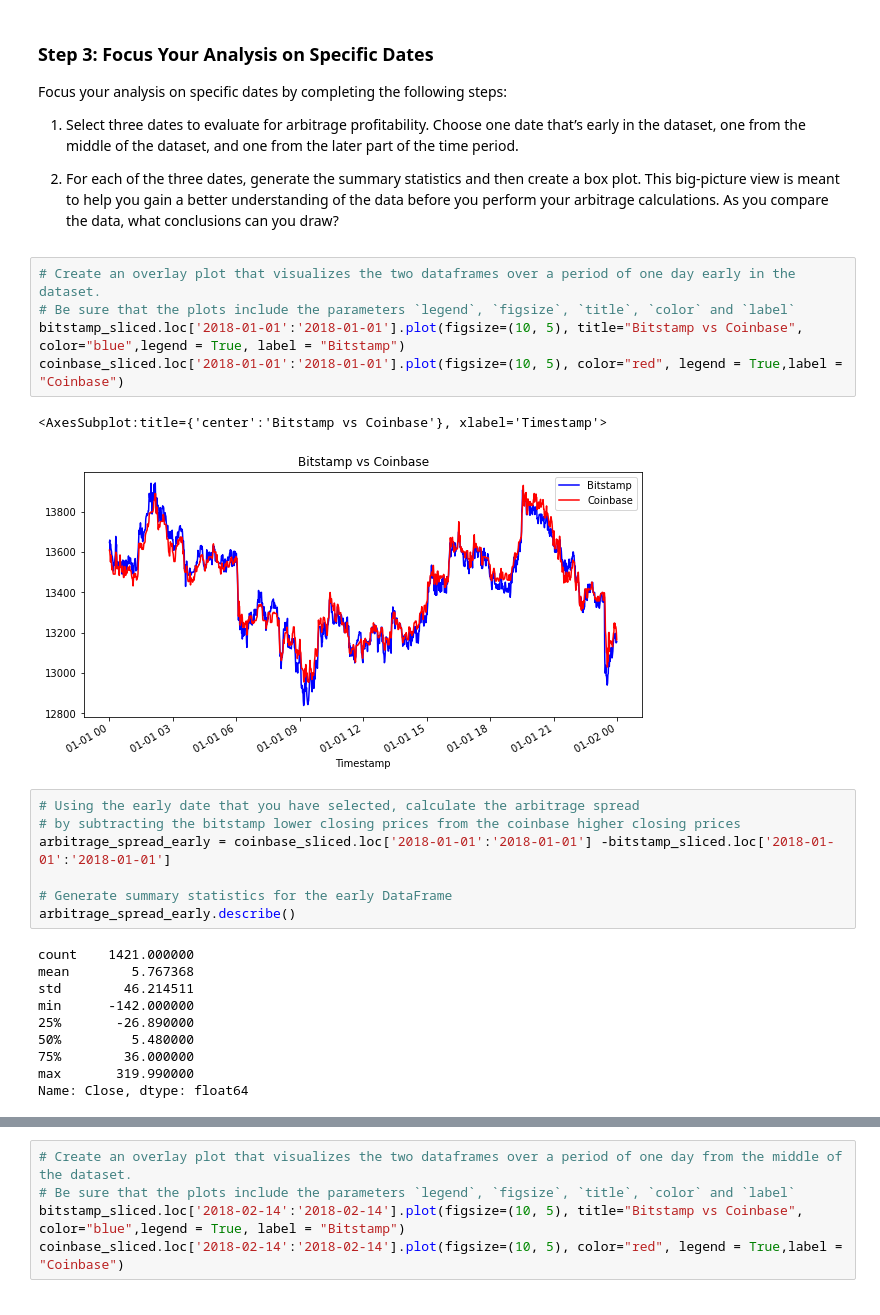
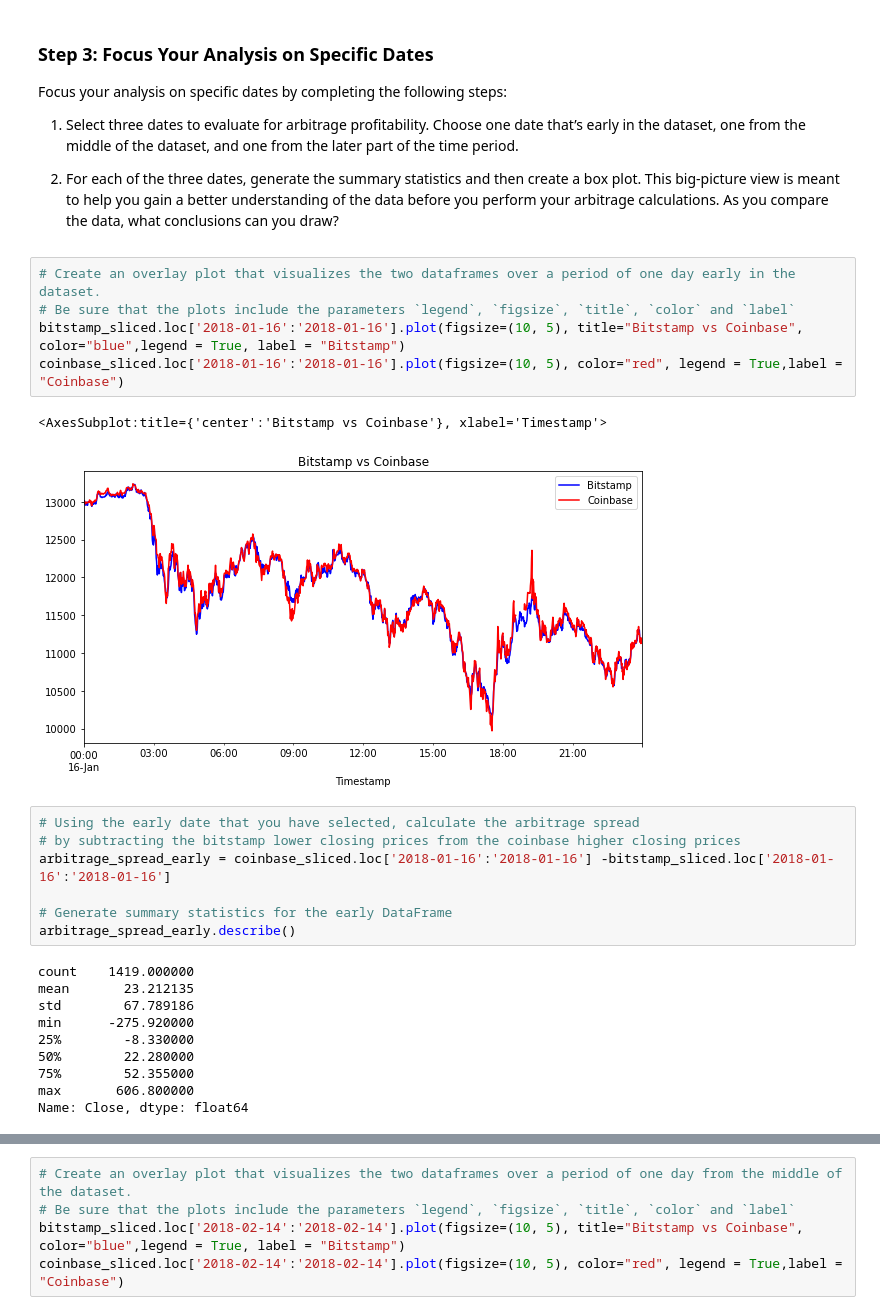
Before and after one commit to LZhou1688/challenge_three, a Jupyter notebook: crypto_arbitrage.ipynb, the cells around one changed output, grey strips where cells are left out. Cells and saved outputs as stored; diff of their text form.

Commit message:
fixed errors on analysis of early dataset

```diff
--- a/crypto_arbitrage.ipynb
+++ b/crypto_arbitrage.ipynb
@@ -339,27 +339,27 @@ Focus your analysis on specific dates by completing the following steps:
 # %%
 # Create an overlay plot that visualizes the two dataframes over a period of one day early in the dataset.
 # Be sure that the plots include the parameters `legend`, `figsize`, `title`, `color` and `label`
-bitstamp_sliced.loc['2018-01-01':'2018-01-01'].plot(figsize=(10, 5), title="Bitstamp vs Coinbase", color="blue",legend = True, label = "Bitstamp")
-coinbase_sliced.loc['2018-01-01':'2018-01-01'].plot(figsize=(10, 5), color="red", legend = True,label = "Coinbase")
+bitstamp_sliced.loc['2018-01-16':'2018-01-16'].plot(figsize=(10, 5), title="Bitstamp vs Coinbase", color="blue",legend = True, label = "Bitstamp")
+coinbase_sliced.loc['2018-01-16':'2018-01-16'].plot(figsize=(10, 5), color="red", legend = True,label = "Coinbase")
 # %% [output]
 <AxesSubplot:title={'center':'Bitstamp vs Coinbase'}, xlabel='Timestamp'>
-[figure, old version]
+[figure, new version]
 # %%
 # Using the early date that you have selected, calculate the arbitrage spread
 # by subtracting the bitstamp lower closing prices from the coinbase higher closing prices
-arbitrage_spread_early = coinbase_sliced.loc['2018-01-01':'2018-01-01'] -bitstamp_sliced.loc['2018-01-01':'2018-01-01']
+arbitrage_spread_early = coinbase_sliced.loc['2018-01-16':'2018-01-16'] -bitstamp_sliced.loc['2018-01-16':'2018-01-16']
 
 # Generate summary statistics for the early DataFrame
 arbitrage_spread_early.describe()
 # %% [output]
-count    1421.000000
-mean        5.767368
-std        46.214511
-min      -142.000000
-25%       -26.890000
-50%         5.480000
-75%        36.000000
-max       319.990000
+count    1419.000000
+mean       23.212135
+std        67.789186
+min      -275.920000
+25%        -8.330000
+50%        22.280000
+75%        52.355000
+max       606.800000
 Name: Close, dtype: float64
 # %%
 # Visualize the arbitrage spread from early in the dataset in a box plot
```
Also changed, not shown: parts of 11 cells of this notebook.
